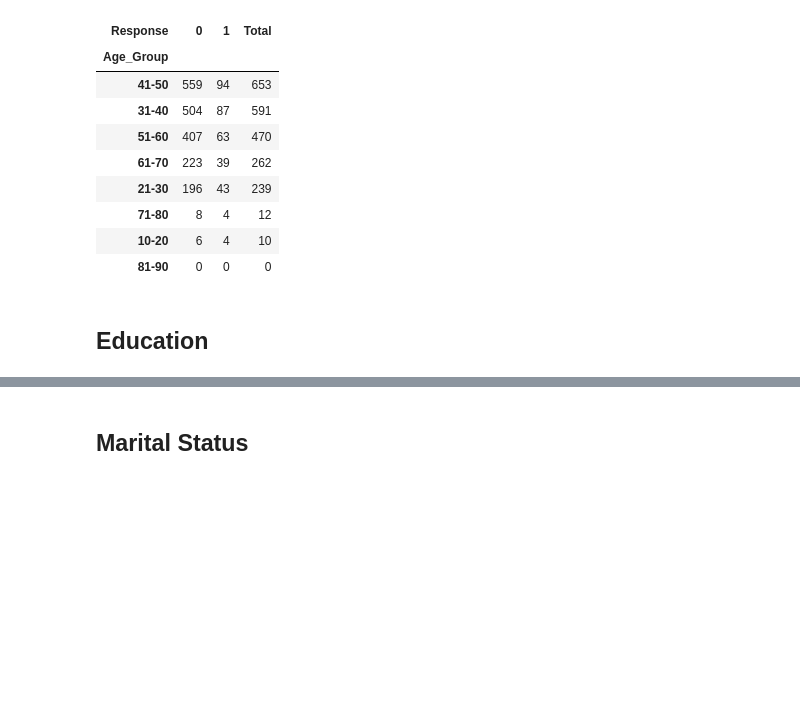
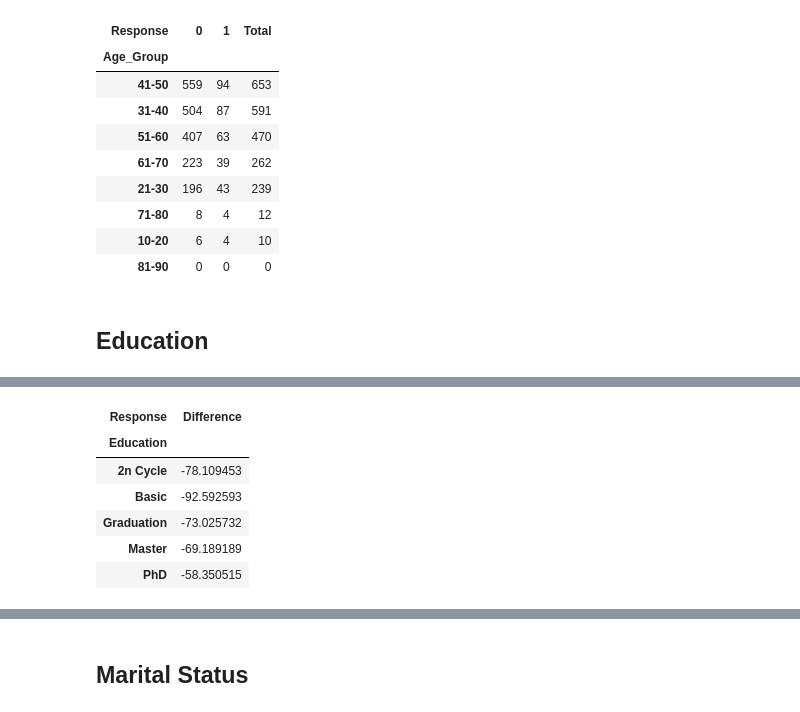
Before and after one commit to MuhammadRafiFarhan/Belajar-Data-Analysis, a Jupyter notebook: Marketing-Analytics/marketing_analysis.ipynb, the cells around one changed output, grey strips where cells are left out. Drawn from its saved outputs; the diff is of its cells as text; code cells hidden in the pictures; blank space fills up the shorter version.

```diff
--- a/Marketing-Analytics/marketing_analysis.ipynb
+++ b/Marketing-Analytics/marketing_analysis.ipynb
@@ -501,0 +509,22 @@ barPerc(df, 'Education', ax)
+# %%
+# Hitung jumlah masing-masing kombinasi Education dan Response
+edu_response_counts = df.groupby(['Education', 'Response']).size().unstack(fill_value=0)
+
+# Hitung persentase untuk masing-masing Response di setiap Education
+edu_response_percent = edu_response_counts.div(edu_response_counts.sum(axis=1), axis=0) * 100
+
+# Hitung selisih antara % Response 1 dan 0
+edu_response_percent['Difference'] = edu_response_percent[1] - edu_response_percent[0]
+
+# Tampilkan hasil dalam bentuk DataFrame
+display(edu_response_percent[['Difference']])
+
+# Menunjukan bahwa mayoritas response masih menolak penawaran campaign dengan penolakan terbesar berasal dari Basic Education
+# %% [output]
+| Response | Difference |
+| Education |  |
+| 2n Cycle | -78.109453 |
+| Basic | -92.592593 |
+| Graduation | -73.025732 |
+| Master | -69.189189 |
+| PhD | -58.350515 |
```
Also changed, not shown: parts of 44 cells of this notebook, 7 other files.
